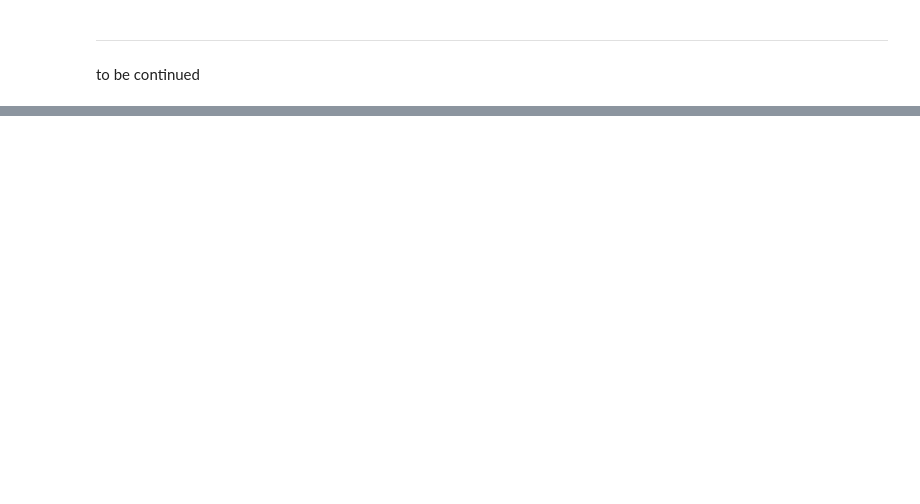
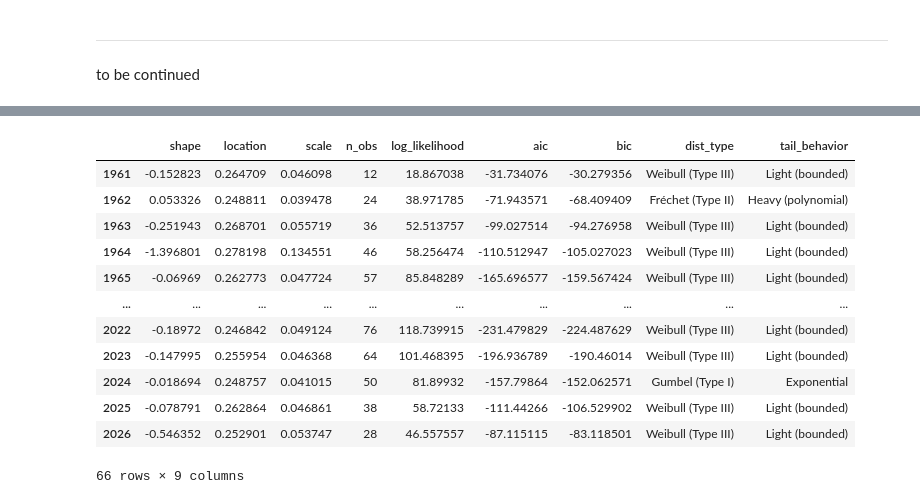
Before and after one commit to silviaelisabeth/SeaLevelExtremes, a Jupyter notebook: script/GEVmodel_pooled.ipynb, the cells around one changed output, grey strips where cells are left out. Saved outputs shown, nothing was run; the diff lists cells and outputs as text; code cells hidden in the pictures; blank space fills up the shorter version.

```diff
--- a/script/GEVmodel_pooled.ipynb
+++ b/script/GEVmodel_pooled.ipynb
@@ -152,4 +212,4 @@ Using all data available per location - from all years and models
 #### Initial trial with subset of TWO locations
 Later, batch(?) and parallelize
 # %%
-list_sites = [42, 97, 50]
+list_sites = [42, 111, 1919, 7012, 9000]
@@ -196,22 +272,19 @@ for loc_id, df_prepared in dic_prepared.items():
     print(f"\t → Closest location identified: {location_info}")
 
     result = gev.analyze_per_location(
-        df_prepared, lat_loc, lon_loc, location_info, return_periods
+        df_prepared, loc_id, lat_loc, lon_loc, location_info, return_periods
     )
     if result is None:
         print(f"\t→ Warning! No valid GEV fit for location id {loc_id}. Skipping ...")
         continue
 
-    full_file_path = gev.create_gev_report_per_location(
-        result_location=result,
-        location_label=result['location info'][0],
-        print_msg=print_msg,
-        plot_period_evolution=plot_period_evolution,
-        display_results=display_results,
-        export_report=export_report,
-        path_export=path_export,
-    )
-    result['file_path_report'] = full_file_path
+    if export_report and path_export:
+        export_path_site = ut.save_location_results(
+            location_id=loc_id, result_location=result, base_dir=path_export,
+            plot_period_evolution=plot_period_evolution, display_results=display_results
+            )
+
+    result['file_path_report'] = export_path_site
     results[loc_id] = result
 
 # ------------------------------------------------------------------------------------------
@@ -273,0 +306,9 @@ df_data_location = read_parquet(file_data)
+# %%
+# del results
+try:
+    results.keys()
+    print('continue with available dictionary')
+
+except NameError:
+    print('import data from files')
+    results = ut.import_results_from_files(path_export)
@@ -273,0 +317,8 @@ df_data_location = read_parquet(file_data)
+# %%
+time_start3 = datetime.now()
+results_extended = gev.execute_and_store_stat_gev_per_year(results=results, store_results=False)
+time_start4 = datetime.now()
+
+# --------------------------------------------------------------------------
+time_diff = time_start4 - time_start3
+print(f"Execution time for computing GEV per year: {time_diff}sec")
@@ -282,0 +356,18 @@ df_annual_analysis_location.location.plot(lw=0, marker='.', figsize=(10,3.5))
+# %%
+for site_id, dic_location in results_extended.items():
+    df_stat_gev_per_year = dic_location['fit results']['gev_stationary']['analysis_per_year']
+    df = df_stat_gev_per_year.reset_index().rename(columns={'index': 'year'})
+# %% [output]
+|  | shape | location | scale | n_obs | log_likelihood | aic | bic | dist_type | tail_behavior |
+| 1961 | -0.152823 | 0.264709 | 0.046098 | 12 | 18.867038 | -31.734076 | -30.279356 | Weibull (Type III) | Light (bounded) |
+| 1962 | 0.053326 | 0.248811 | 0.039478 | 24 | 38.971785 | -71.943571 | -68.409409 | Fréchet (Type II) | Heavy (polynomial) |
+| 1963 | -0.251943 | 0.268701 | 0.055719 | 36 | 52.513757 | -99.027514 | -94.276958 | Weibull (Type III) | Light (bounded) |
+| 1964 | -1.396801 | 0.278198 | 0.134551 | 46 | 58.256474 | -110.512947 | -105.027023 | Weibull (Type III) | Light (bounded) |
+| 1965 | -0.06969 | 0.262773 | 0.047724 | 57 | 85.848289 | -165.696577 | -159.567424 | Weibull (Type III) | Light (bounded) |
+| ... | ... | ... | ... | ... | ... | ... | ... | ... | ... |
+| 2022 | -0.18972 | 0.246842 | 0.049124 | 76 | 118.739915 | -231.479829 | -224.487629 | Weibull (Type III) | Light (bounded) |
+| 2023 | -0.147995 | 0.255954 | 0.046368 | 64 | 101.468395 | -196.936789 | -190.46014 | Weibull (Type III) | Light (bounded) |
+| 2024 | -0.018694 | 0.248757 | 0.041015 | 50 | 81.89932 | -157.79864 | -152.062571 | Gumbel (Type I) | Exponential |
+| 2025 | -0.078791 | 0.262864 | 0.046861 | 38 | 58.72133 | -111.44266 | -106.529902 | Weibull (Type III) | Light (bounded) |
+| 2026 | -0.546352 | 0.252901 | 0.053747 | 28 | 46.557557 | -87.115115 | -83.118501 | Weibull (Type III) | Light (bounded) |
+66 rows × 9 columns
```
Also changed, not shown: parts of 22 cells of this notebook, 2 other files.
